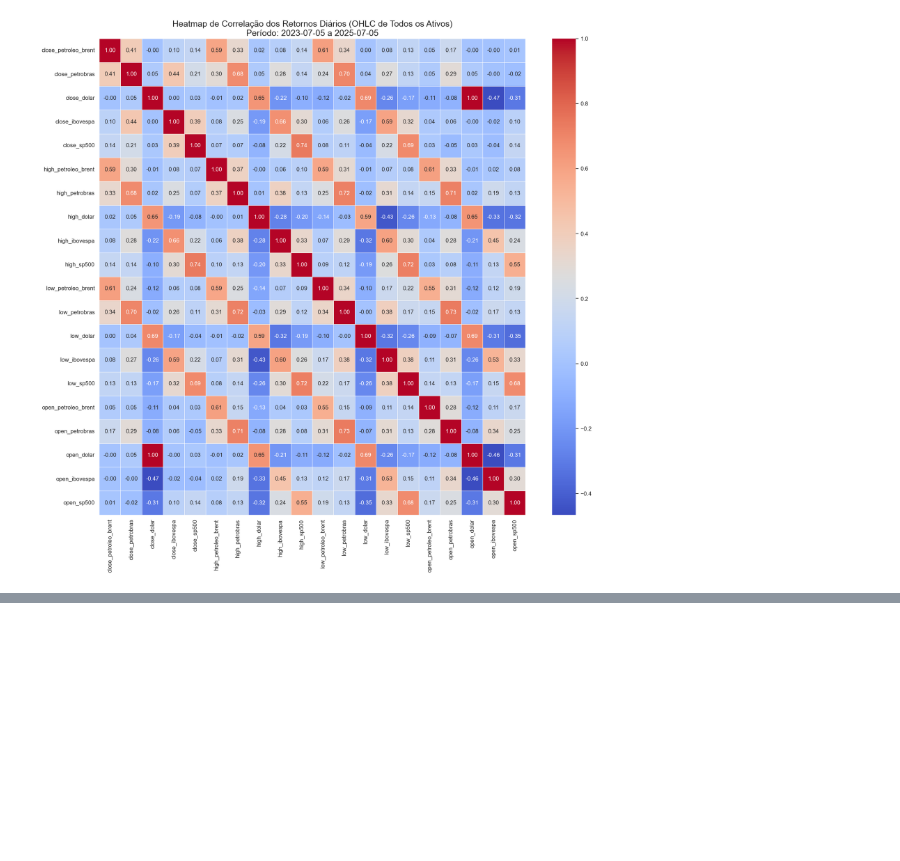
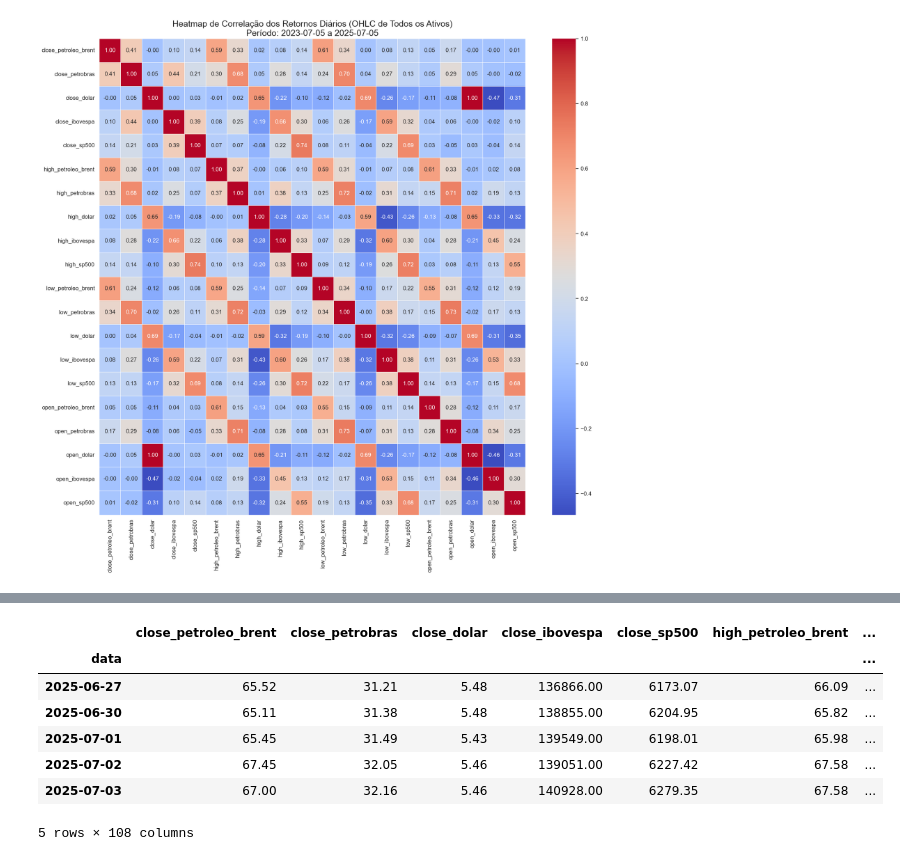
Before and after one commit to Carllux/FIAP-TC-2, a Jupyter notebook: notebooks/01_analise_exploratoria.ipynb, the cells around one changed output, grey strips where cells are left out. Cells and saved outputs as stored; diff of their text form; code cells hidden in the pictures; blank space fills up the shorter version.

Commit message:
feat(analise): conclui EDA e engenharia de atributos da Fase 2

```diff
--- a/notebooks/01_analise_exploratoria.ipynb
+++ b/notebooks/01_analise_exploratoria.ipynb
@@ -522,0 +539,15 @@ Essa análise reforça a importância de aplicar **janelas móveis** ou **modela
+# %%
+# O DataFrame 'df' já foi carregado e está com o índice de data.
+
+print("--- Iniciando Engenharia de Atributos: Criação da Variável Alvo ---")
+
+# 1. Definimos nosso alvo: O IBOVESPA vai subir (1) ou não (0) no dia seguinte?
+# Usamos .shift(-1) para trazer o valor de fechamento de amanhã para a linha de hoje e comparar.
+df['alvo'] = (df['close_ibovespa'].shift(-1) > df['close_ibovespa']).astype(int)
+
+
+# 2. Verificação do resultado
+# Vamos olhar as últimas 10 linhas para ver a coluna 'alvo' e conferir a lógica.
+# Compare a coluna 'alvo' de um dia com os valores de 'ibovespa_close' do dia e do dia seguinte.
+print("\nExibindo as últimas 10 linhas para verificação da lógica do alvo:")
+display(df[['close_ibovespa', 'alvo']].tail(10))
@@ -522,0 +727,55 @@ Essa análise reforça a importância de aplicar **janelas móveis** ou **modela
+# %%
+# O DataFrame 'df' já contém o alvo e as features de lag anteriores.
+
+print("--- Iniciando Engenharia de Atributos Avançada ---")
+
+# Garante que a data esteja no formato datetime para os cálculos
+df.index = pd.to_datetime(df.index)
+
+# 1. Indicadores Intradiários (Candle Features)
+df['gap_open_close_ibov'] = df['open_ibovespa'] - df['close_ibovespa'].shift(1)
+df['candle_body_ibov'] = df['close_ibovespa'] - df['open_ibovespa']
+df['candle_range_ibov'] = df['high_ibovespa'] - df['low_ibovespa']
+
+# 2. Indicadores Globais Defasados (efeito overnight)
+# (Já criamos os retornos em uma célula anterior, vamos reutilizá-los e criar o lag)
+df['ret_sp500_ontem'] = df['close_sp500'].pct_change().shift(1)
+df['ret_dolar_ontem'] = df['close_dolar'].pct_change().shift(1)
+
+# 3. Indicadores Técnicos (usando pandas-ta para consistência)
+df.ta.bbands(close=df['close_ibovespa'], append=True) # Cria 3 colunas para as Bandas de Bollinger
+
+# Renomeia as colunas do pandas-ta para nosso padrão
+df.rename(columns={
+    'BBL_20_2.0': 'bb_lower_ibov',
+    'BBM_20_2.0': 'bb_middle_ibov',
+    'BBU_20_2.0': 'bb_upper_ibov',
+    'BBP_20_2.0': 'bb_percent_ibov',
+    'BBB_20_2.0': 'bb_width_ibov',
+    'RSI_14': 'rsi_ibov', # Já tínhamos o RSI da célula anterior
+    'MACD_12_26_9': 'macd_ibov',
+    'MACDh_12_26_9': 'macd_hist_ibov',
+    'MACDs_12_26_9': 'macd_signal_ibov'
+}, inplace=True)
+
+
+# 4. Relações e Spreads entre Ativos
+df['spread_petro_ibov'] = df['close_petrobras'] / df['close_ibovespa']
+
+# Precisamos dos retornos diários que já calculamos
+df['ret_dolar_1d'] = df['close_dolar'].pct_change(1)
+df['ret_ibov_1d'] = df['close_ibovespa'].pct_change(1)
+df['ret_diff_dolar_ibov'] = df['ret_dolar_1d'] - df['ret_ibov_1d']
+
+# 5. Variáveis Temporais Categóricas
+df['dia_da_semana'] = df.index.dayofweek  # 0 = Segunda, 6 = Domingo
+df['mes'] = df.index.month
+
+# 6. Limpeza final dos NaNs gerados
+print(f"\nNúmero de linhas antes de remover NaNs: {len(df)}")
+df.dropna(inplace=True)
+print(f"Número de linhas após remover NaNs: {len(df)}")
+
+print("\n✅ Novas features avançadas criadas com sucesso.")
+display(df.tail())
+# %% [output]
@@ -522,0 +788,8 @@ Essa análise reforça a importância de aplicar **janelas móveis** ou **modela
+|  | close_petroleo_brent | close_petrobras | close_dolar | close_ibovespa | close_sp500 | high_petroleo_brent | ... |
+| data |  |  |  |  |  |  | ... |
+| 2025-06-27 | 65.52 | 31.21 | 5.48 | 136866.00 | 6173.07 | 66.09 | ... |
+| 2025-06-30 | 65.11 | 31.38 | 5.48 | 138855.00 | 6204.95 | 65.82 | ... |
+| 2025-07-01 | 65.45 | 31.49 | 5.43 | 139549.00 | 6198.01 | 65.98 | ... |
+| 2025-07-02 | 67.45 | 32.05 | 5.46 | 139051.00 | 6227.42 | 67.58 | ... |
+| 2025-07-03 | 67.00 | 32.16 | 5.46 | 140928.00 | 6279.35 | 67.58 | ... |
+5 rows × 108 columns
```
Also changed, not shown: parts of 10 cells of this notebook.
